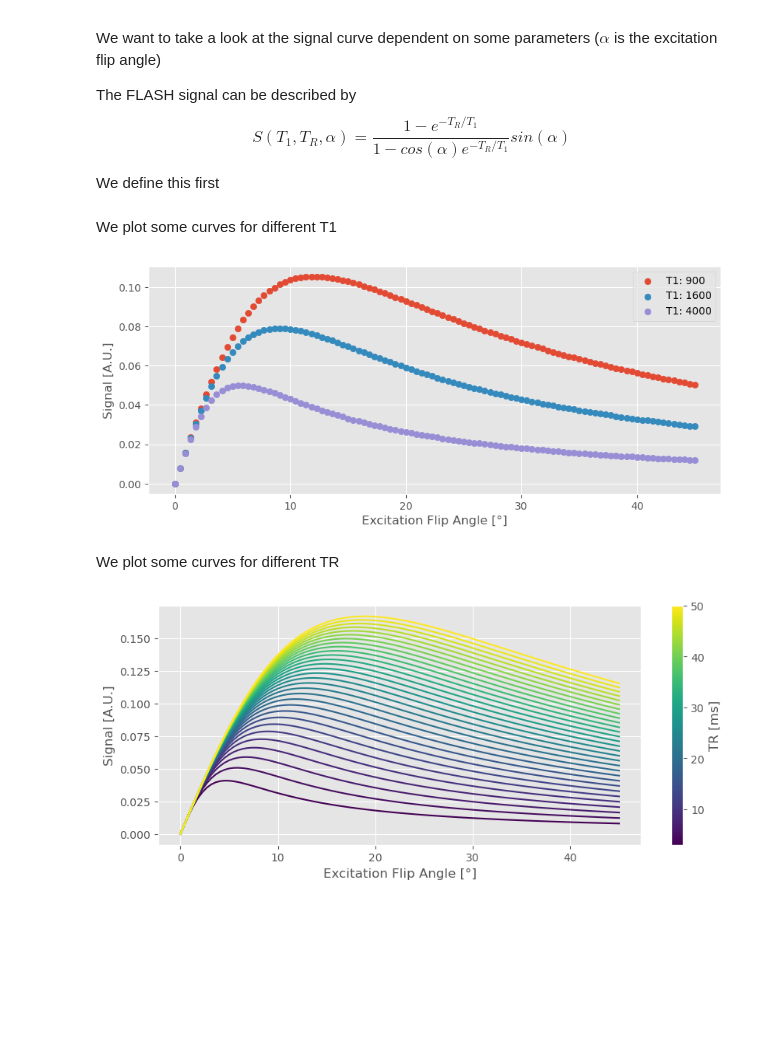
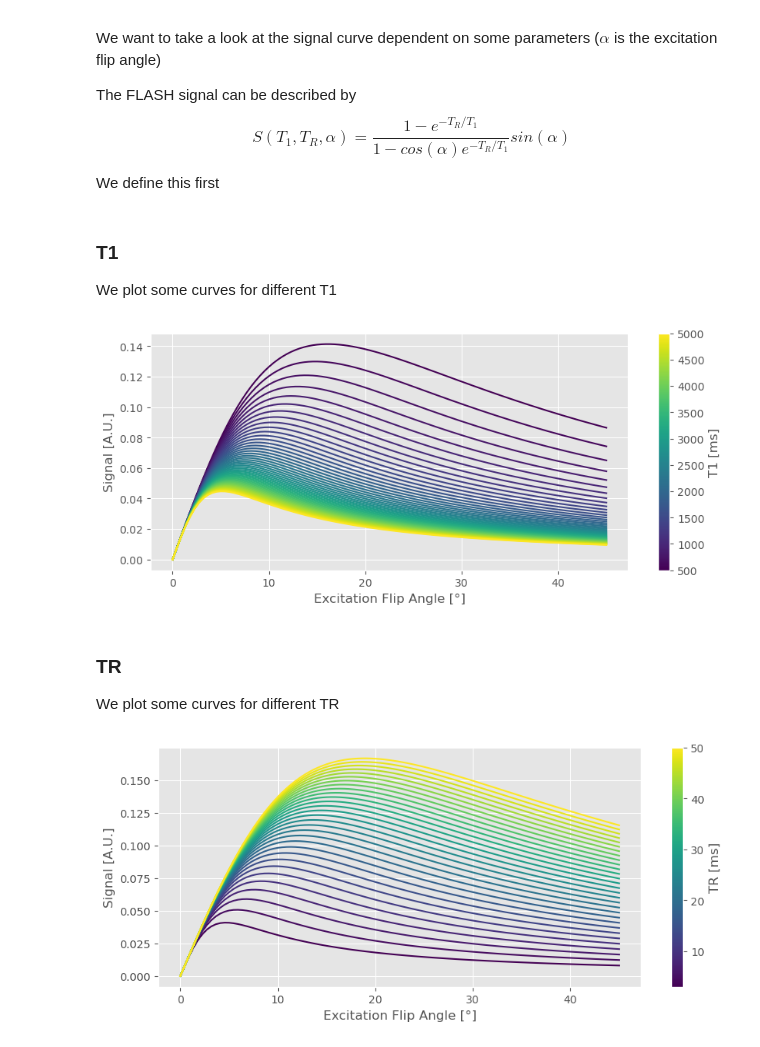
Before and after one commit to halirutan/qMRI-workshop, a Jupyter notebook: T1/nb_t1_exercise2.ipynb, the cells around one changed output. Cells and saved outputs as stored; diff of their text form; code cells hidden in the pictures; blank space fills up the shorter version.

Commit message:
updated T1 curves for a wider range

```diff
--- a/T1/nb_t1_exercise2.ipynb
+++ b/T1/nb_t1_exercise2.ipynb
@@ -32,24 +32,28 @@ def signal_flash(fa:float, t1_val:float, tr_val:float):
     signal = np.sin(fa) * (1 - np.exp(-tr_val / t1_val)) / (1 - np.cos(fa) * np.exp(-tr_val / t1_val))
     return signal
 # %% [markdown]
+### T1
 We plot some curves for different T1
 # %%
 TR = 20
-T1 = [900, 1600, 4000]      # [ms] for gray, white matter and CSF @ 3T
+T1 = np.linspace(500, 5000, 50)      # [ms] for gray, white matter and CSF @ 3T ~ 900, 1600, 4000 ms
 alpha = np.linspace(0, 45, 100)
+color = cm.viridis(np.linspace(0,1,T1.shape[0]))
+norm = mplc.Normalize(vmin=np.min(T1), vmax=np.max(T1))
 
 fig = plt.figure(figsize=(10,4))
 ax = fig.add_subplot()
 
-for t1 in T1:
-    ax.scatter(alpha, signal_flash(alpha, t1, TR), label=f"T1: {t1}")
+for t1_idx in range(T1.shape[0]):
+    ax.plot(alpha, signal_flash(alpha, T1[t1_idx], TR), color=color[t1_idx])
 ax.set_xlabel("Excitation Flip Angle [°]")
 ax.set_ylabel("Signal [A.U.]")
-ax.legend()
+cbar = fig.colorbar(cm.ScalarMappable(norm=norm, cmap=cm.get_cmap('viridis')), ax=ax, label=f"T1 [ms]")
 plt.show()
 # %% [output]
-[figure, old version]
+[figure, new version]
 # %% [markdown]
+### TR
 We plot some curves for different TR
 # %%
 T1 = 900        # [ms]
```
